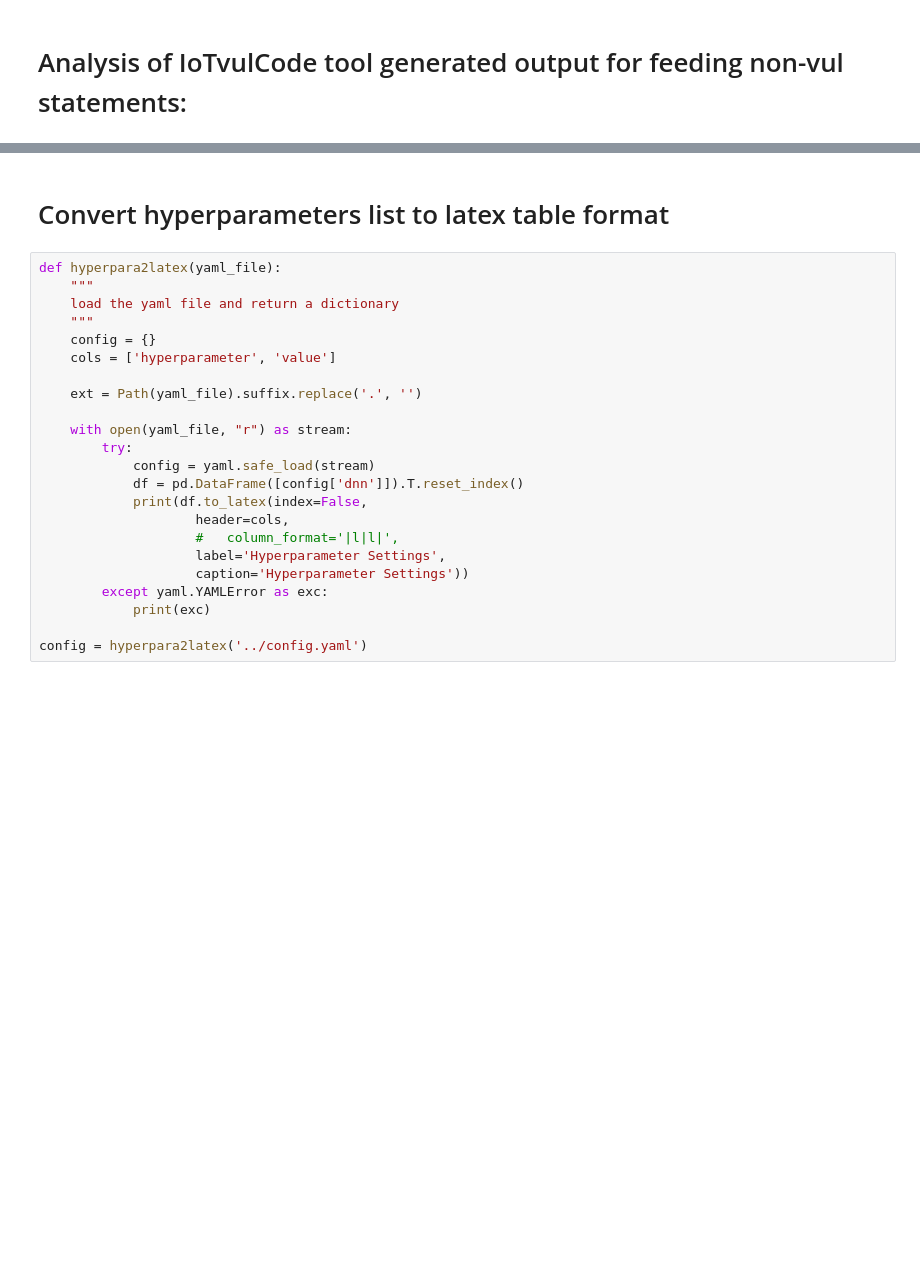
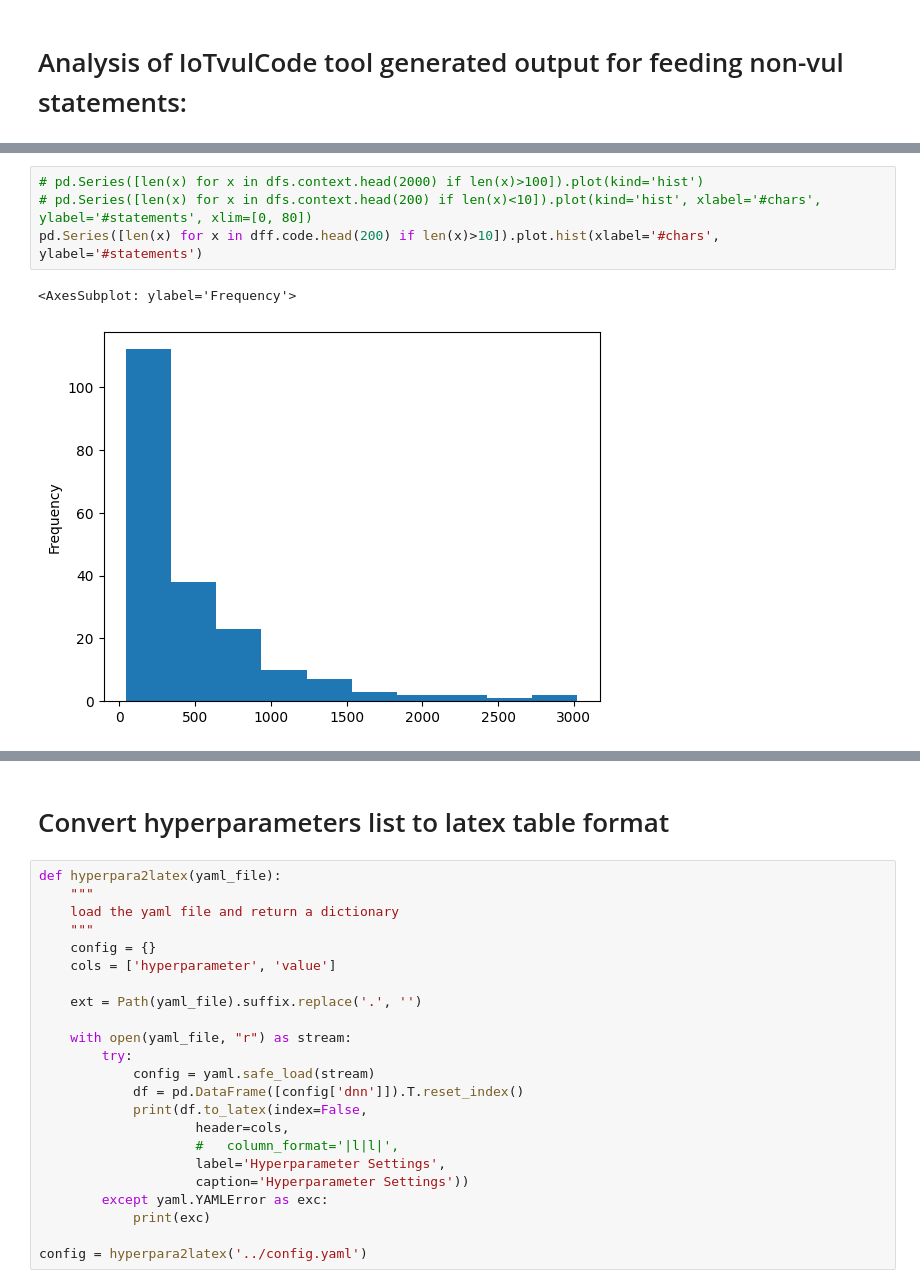
Before and after one commit to SmartSecLab/IoTvulCode, a Jupyter notebook: notebooks/stat.ipynb, the cells around one changed output, grey strips where cells are left out. Cells and saved outputs as stored; diff of their text form; blank space fills up the shorter version.

```diff
--- a/notebooks/stat.ipynb
+++ b/notebooks/stat.ipynb
@@ -80,3 +94,10 @@ dfs.context.str.len().sort_values(ascending=False).reset_index(drop=True).plot(k
+# %%
+# pd.Series([len(x) for x in dfs.context.head(2000) if len(x)>100]).plot(kind='hist')
+# pd.Series([len(x) for x in dfs.context.head(200) if len(x)<10]).plot(kind='hist', xlabel='#chars', ylabel='#statements', xlim=[0, 80])
+pd.Series([len(x) for x in dff.code.head(200) if len(x)>10]).plot.hist(xlabel='#chars', ylabel='#statements')
+# %% [output]
+<AxesSubplot: ylabel='Frequency'>
+[figure, added]
 # %%
 def filter_unusual_statements(statements, min_len, max_len, df):
     """"
```
Also changed, not shown: parts of 25 cells of this notebook, 14 other files.
